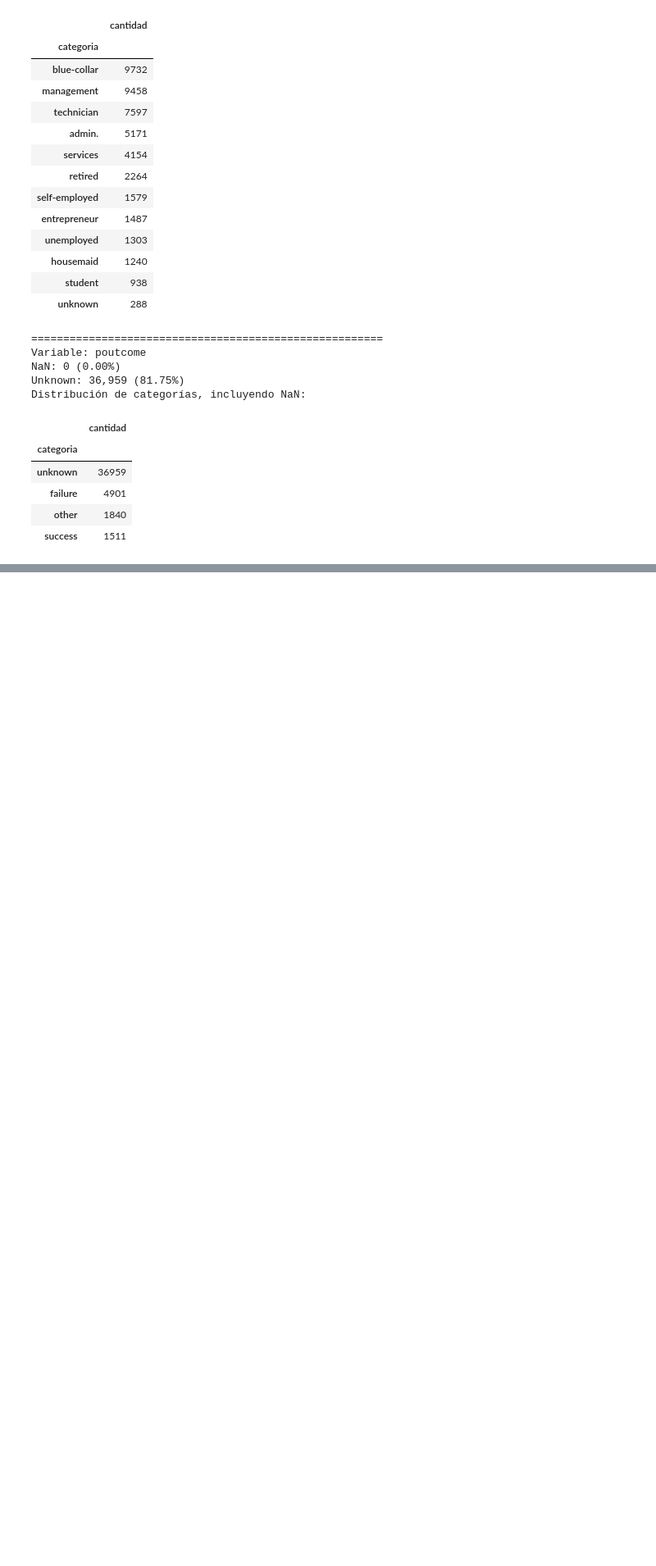
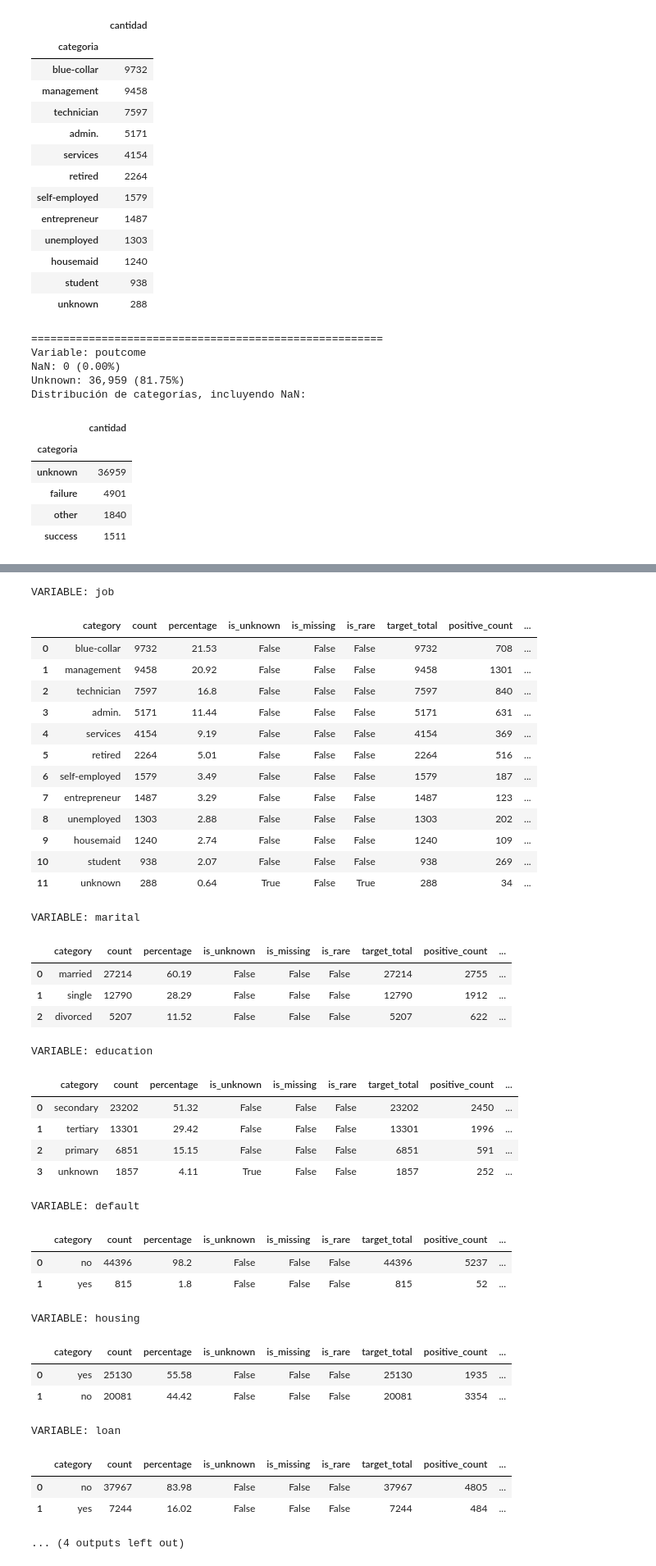
Before and after one commit to CrisSCon/priorizacion-clientes-cdt, a Jupyter notebook: notebooks/01_eda_bank_marketing.ipynb, the cells around one changed output, grey strips where cells are left out. Shown at 82% size. Cells and saved outputs as stored; diff of their text form; code cells hidden in the pictures; blank space fills up the shorter version.

```diff
--- a/notebooks/01_eda_bank_marketing.ipynb
+++ b/notebooks/01_eda_bank_marketing.ipynb
@@ -39,23 +67,39 @@ def buscar_csv(contenido, nombres_preferidos):
 
     return None
 
-resultado = buscar_csv(
-    response.content,
-    ["bank-full.csv", "bank.csv"]
-)
+# Preferir el archivo recuperado mediante dvc pull. Si no está disponible,
+# descargar UCI y exigir que coincida exactamente con la versión de DVC.
+if ruta_dataset.is_file():
+    contenido_csv = ruta_dataset.read_bytes()
+    archivo_encontrado = str(ruta_dataset.relative_to(raiz_proyecto))
+    origen_dataset = "Archivo local versionado con DVC"
+else:
+    url = "https://archive.ics.uci.edu/static/public/222/bank+marketing.zip"
+    response = requests.get(url, timeout=120)
+    response.raise_for_status()
+    resultado = buscar_csv(response.content, ["bank-full.csv"])
+    if resultado is None:
+        raise FileNotFoundError("No se encontró bank-full.csv en el ZIP oficial de UCI.")
+    contenido_csv, archivo_encontrado = resultado
+    origen_dataset = "Descarga oficial UCI verificada contra DVC"
 
-if resultado is None:
-    raise FileNotFoundError(
-        "No se encontró bank-full.csv ni bank.csv dentro del ZIP."
+md5_observado = hashlib.md5(contenido_csv).hexdigest()
+if md5_observado != md5_esperado or len(contenido_csv) != tamano_esperado:
+    raise ValueError(
+        f"El dataset no coincide con DVC: md5={md5_observado}, bytes={len(contenido_csv)}. "
+        "Recupere la versión correcta mediante dvc pull."
     )
-
-contenido_csv, archivo_encontrado = resultado
+if not ruta_dataset.is_file():
+    ruta_dataset.parent.mkdir(parents=True, exist_ok=True)
+    ruta_dataset.write_bytes(contenido_csv)
+print("Origen:", origen_dataset)
+print("Integridad DVC verificada; MD5:", md5_observado)
 
 # El CSV de UCI usa punto y coma como separador
 df = pd.read_csv(
     io.BytesIO(contenido_csv),
     sep=";",
-    na_values=["NA", ""] # Considerar "NA" y cadenas vacías como valores faltantes, Unkwown en este punto se conservará como categoría explícita y los valores vacíos seguirán convirtiéndose en ausentes..
+    na_values=["NA", ""]
 )
 
 print("Archivo cargado:", archivo_encontrado)
@@ -647,0 +1345,43 @@ Distribución de categorías, incluyendo NaN:
+# %%
+for col, detail in category_details.items():
+    print(f"\nVARIABLE: {col}")
+    display(detail.round(2))
+# %% [output]
+VARIABLE: job
+|  | category | count | percentage | is_unknown | is_missing | is_rare | target_total | positive_count | ... |
+| 0 | blue-collar | 9732 | 21.53 | False | False | False | 9732 | 708 | ... |
+| 1 | management | 9458 | 20.92 | False | False | False | 9458 | 1301 | ... |
+| 2 | technician | 7597 | 16.8 | False | False | False | 7597 | 840 | ... |
+| 3 | admin. | 5171 | 11.44 | False | False | False | 5171 | 631 | ... |
+| 4 | services | 4154 | 9.19 | False | False | False | 4154 | 369 | ... |
+| 5 | retired | 2264 | 5.01 | False | False | False | 2264 | 516 | ... |
+| 6 | self-employed | 1579 | 3.49 | False | False | False | 1579 | 187 | ... |
+| 7 | entrepreneur | 1487 | 3.29 | False | False | False | 1487 | 123 | ... |
+| 8 | unemployed | 1303 | 2.88 | False | False | False | 1303 | 202 | ... |
+| 9 | housemaid | 1240 | 2.74 | False | False | False | 1240 | 109 | ... |
+| 10 | student | 938 | 2.07 | False | False | False | 938 | 269 | ... |
+| 11 | unknown | 288 | 0.64 | True | False | True | 288 | 34 | ... |
+VARIABLE: marital
+|  | category | count | percentage | is_unknown | is_missing | is_rare | target_total | positive_count | ... |
+| 0 | married | 27214 | 60.19 | False | False | False | 27214 | 2755 | ... |
+| 1 | single | 12790 | 28.29 | False | False | False | 12790 | 1912 | ... |
+| 2 | divorced | 5207 | 11.52 | False | False | False | 5207 | 622 | ... |
+VARIABLE: education
+|  | category | count | percentage | is_unknown | is_missing | is_rare | target_total | positive_count | ... |
+| 0 | secondary | 23202 | 51.32 | False | False | False | 23202 | 2450 | ... |
+| 1 | tertiary | 13301 | 29.42 | False | False | False | 13301 | 1996 | ... |
+| 2 | primary | 6851 | 15.15 | False | False | False | 6851 | 591 | ... |
+| 3 | unknown | 1857 | 4.11 | True | False | False | 1857 | 252 | ... |
+VARIABLE: default
+|  | category | count | percentage | is_unknown | is_missing | is_rare | target_total | positive_count | ... |
+| 0 | no | 44396 | 98.2 | False | False | False | 44396 | 5237 | ... |
+| 1 | yes | 815 | 1.8 | False | False | False | 815 | 52 | ... |
+VARIABLE: housing
+|  | category | count | percentage | is_unknown | is_missing | is_rare | target_total | positive_count | ... |
+| 0 | yes | 25130 | 55.58 | False | False | False | 25130 | 1935 | ... |
+| 1 | no | 20081 | 44.42 | False | False | False | 20081 | 3354 | ... |
+VARIABLE: loan
+|  | category | count | percentage | is_unknown | is_missing | is_rare | target_total | positive_count | ... |
+| 0 | no | 37967 | 83.98 | False | False | False | 37967 | 4805 | ... |
+| 1 | yes | 7244 | 16.02 | False | False | False | 7244 | 484 | ... |
+... (4 outputs left out)
```
Also changed, not shown: parts of 29 cells of this notebook, 12 other files.
